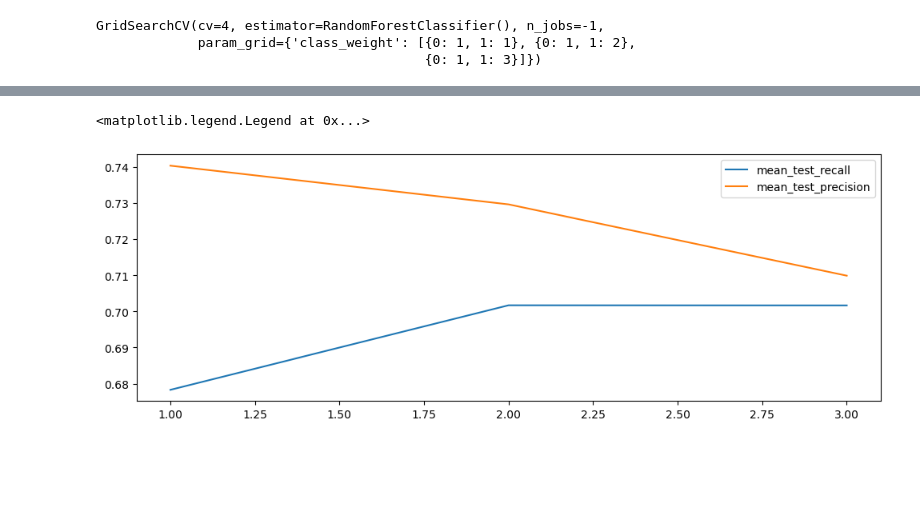
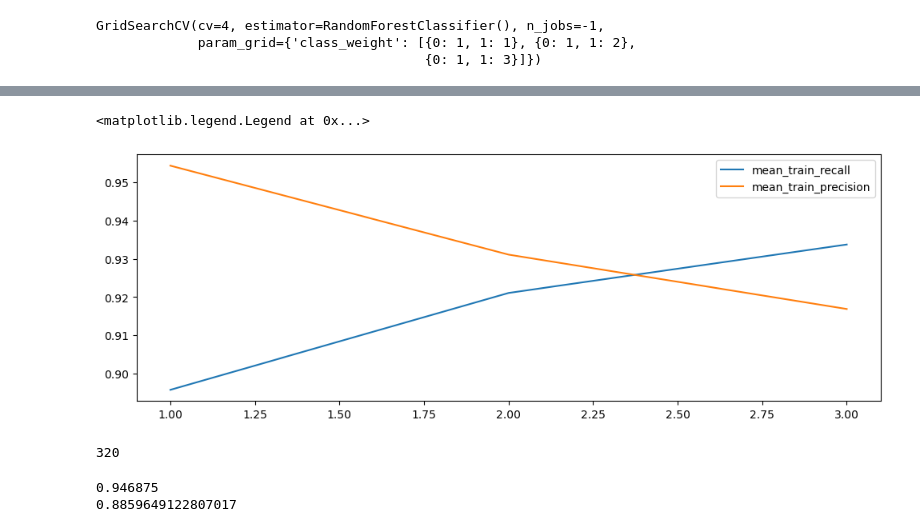
Before and after one commit to treeevisan/Data-Projects, a Jupyter notebook: titanic_ml.ipynb, the cells around one changed output, grey strips where cells are left out. Drawn from its saved outputs; the diff is of its cells as text; code cells hidden in the pictures; blank space fills up the shorter version.

```diff
--- a/titanic_ml.ipynb
+++ b/titanic_ml.ipynb
@@ -397,12 +397,13 @@ pd.DataFrame(grid.cv_results_)
 from sklearn.metrics import make_scorer
 
 grid = GridSearchCV(
-    estimator = RandomForestClassifier(),
+    estimator = RandomForestClassifier(n_estimators= 2000),
     param_grid = {'class_weight':[{0:1,1:v} for v in range (1,4)]},
     scoring={'precision': make_scorer(precision_score), 'recall': make_scorer(recall_score)},
     refit='precision',
     cv = 4,
-    n_jobs=-1
+    n_jobs=-1,
+    return_train_score= True
 )
 
 grid.fit(X,y)
@@ -423,11 +426,25 @@ pd.DataFrame(grid.cv_results_)
 # %%
 plt.figure(figsize=(12,4))
 df = pd.DataFrame(grid.cv_results_)
-for score in ['mean_test_recall', 'mean_test_precision']:
+for score in ['mean_train_recall', 'mean_train_precision']:
     plt.plot([_[1] for _ in df['param_class_weight']],
              df[score],
              label=score)
 plt.legend()
 # %% [output]
 <matplotlib.legend.Legend at 0x...>
-[figure, old version]
+[figure, new version]
+# %%
+grid.fit(X,y).predict(X).sum()
+# %% [output]
+320
+# %%
+
+#Given that I predict a Survivior how accurate am I?
+print(precision_score(y, grid.predict(X)))
+
+#did I get all Surviviors cases?
+print(recall_score(y, grid.predict(X)))
+# %% [output]
+0.946875
+0.8859649122807017
```
Also changed, not shown: parts of 2 cells of this notebook.
